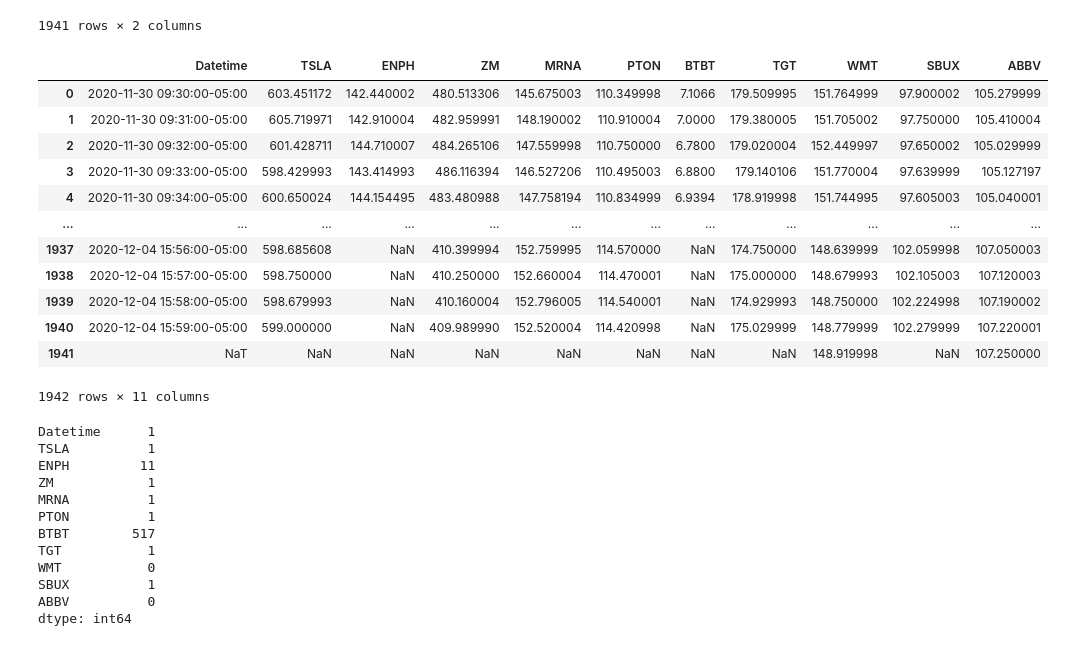
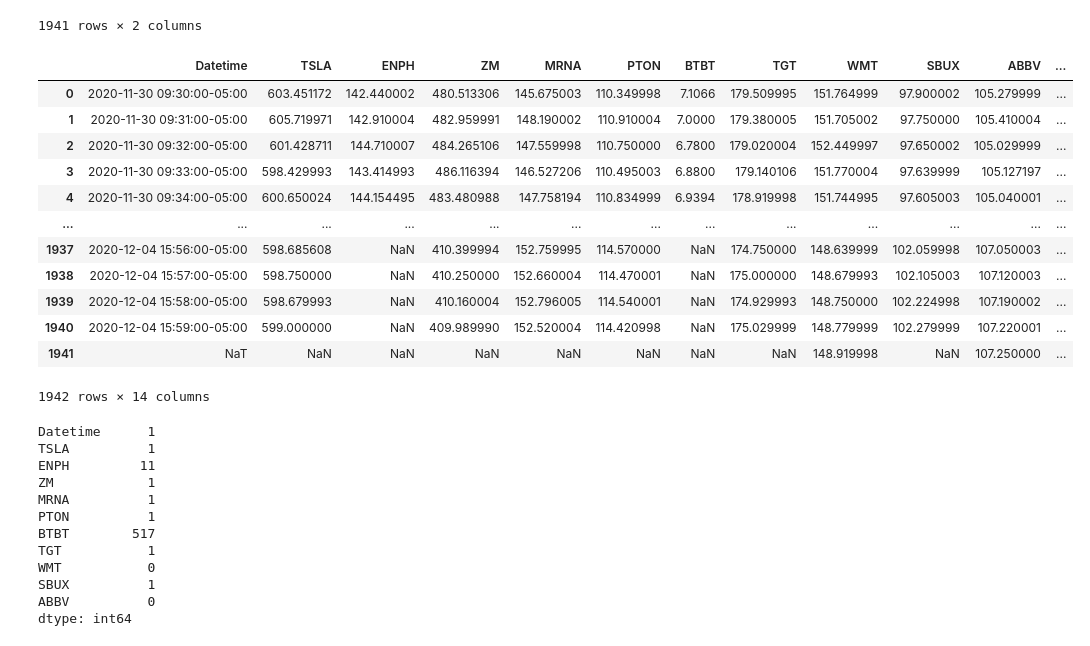
Before and after one commit to TBDataBrown/portfol.io, a Jupyter notebook: data_acquire_draft.ipynb, the cells around one changed output. Cells and saved outputs as stored; diff of their text form; code cells hidden in the pictures.

Commit message:
test portfolio3

```diff
--- a/data_acquire_draft.ipynb
+++ b/data_acquire_draft.ipynb
@@ -136,20 +139,20 @@ def make_portfolio(port, p ,i):
 # %%
-portfolio = ['TSLA', 'ENPH', 'ZM', 'MRNA', 'PTON', 'BTBT', 'TGT', 'WMT', 'SBUX', 'ABBV']
+portfolio = ['TSLA', 'ENPH', 'ZM', 'MRNA', 'PTON', 'BTBT', 'TGT', 'WMT', 'SBUX', 'ABBV', 'NDAQ', 'SPY', '^DJI']
 make_portfolio(portfolio, p, i)
 # %% [output]
-|  | Datetime | TSLA | ENPH | ZM | MRNA | PTON | BTBT | TGT | WMT | SBUX | ABBV |
-| 0 | 2020-11-30 09:30:00-05:00 | 603.451172 | 142.440002 | 480.513306 | 145.675003 | 110.349998 | 7.1066 | 179.509995 | 151.764999 | 97.900002 | 105.279999 |
-| 1 | 2020-11-30 09:31:00-05:00 | 605.719971 | 142.910004 | 482.959991 | 148.190002 | 110.910004 | 7.0000 | 179.380005 | 151.705002 | 97.750000 | 105.410004 |
-| 2 | 2020-11-30 09:32:00-05:00 | 601.428711 | 144.710007 | 484.265106 | 147.559998 | 110.750000 | 6.7800 | 179.020004 | 152.449997 | 97.650002 | 105.029999 |
-| 3 | 2020-11-30 09:33:00-05:00 | 598.429993 | 143.414993 | 486.116394 | 146.527206 | 110.495003 | 6.8800 | 179.140106 | 151.770004 | 97.639999 | 105.127197 |
-| 4 | 2020-11-30 09:34:00-05:00 | 600.650024 | 144.154495 | 483.480988 | 147.758194 | 110.834999 | 6.9394 | 178.919998 | 151.744995 | 97.605003 | 105.040001 |
-| ... | ... | ... | ... | ... | ... | ... | ... | ... | ... | ... | ... |
-| 1937 | 2020-12-04 15:56:00-05:00 | 598.685608 | NaN | 410.399994 | 152.759995 | 114.570000 | NaN | 174.750000 | 148.639999 | 102.059998 | 107.050003 |
-| 1938 | 2020-12-04 15:57:00-05:00 | 598.750000 | NaN | 410.250000 | 152.660004 | 114.470001 | NaN | 175.000000 | 148.679993 | 102.105003 | 107.120003 |
-| 1939 | 2020-12-04 15:58:00-05:00 | 598.679993 | NaN | 410.160004 | 152.796005 | 114.540001 | NaN | 174.929993 | 148.750000 | 102.224998 | 107.190002 |
-| 1940 | 2020-12-04 15:59:00-05:00 | 599.000000 | NaN | 409.989990 | 152.520004 | 114.420998 | NaN | 175.029999 | 148.779999 | 102.279999 | 107.220001 |
-| 1941 | NaT | NaN | NaN | NaN | NaN | NaN | NaN | NaN | 148.919998 | NaN | 107.250000 |
+|  | Datetime | TSLA | ENPH | ZM | MRNA | PTON | BTBT | TGT | WMT | SBUX | ABBV | ... |
+| 0 | 2020-11-30 09:30:00-05:00 | 603.451172 | 142.440002 | 480.513306 | 145.675003 | 110.349998 | 7.1066 | 179.509995 | 151.764999 | 97.900002 | 105.279999 | ... |
+| 1 | 2020-11-30 09:31:00-05:00 | 605.719971 | 142.910004 | 482.959991 | 148.190002 | 110.910004 | 7.0000 | 179.380005 | 151.705002 | 97.750000 | 105.410004 | ... |
+| 2 | 2020-11-30 09:32:00-05:00 | 601.428711 | 144.710007 | 484.265106 | 147.559998 | 110.750000 | 6.7800 | 179.020004 | 152.449997 | 97.650002 | 105.029999 | ... |
+| 3 | 2020-11-30 09:33:00-05:00 | 598.429993 | 143.414993 | 486.116394 | 146.527206 | 110.495003 | 6.8800 | 179.140106 | 151.770004 | 97.639999 | 105.127197 | ... |
+| 4 | 2020-11-30 09:34:00-05:00 | 600.650024 | 144.154495 | 483.480988 | 147.758194 | 110.834999 | 6.9394 | 178.919998 | 151.744995 | 97.605003 | 105.040001 | ... |
+| ... | ... | ... | ... | ... | ... | ... | ... | ... | ... | ... | ... | ... |
+| 1937 | 2020-12-04 15:56:00-05:00 | 598.685608 | NaN | 410.399994 | 152.759995 | 114.570000 | NaN | 174.750000 | 148.639999 | 102.059998 | 107.050003 | ... |
+| 1938 | 2020-12-04 15:57:00-05:00 | 598.750000 | NaN | 410.250000 | 152.660004 | 114.470001 | NaN | 175.000000 | 148.679993 | 102.105003 | 107.120003 | ... |
+| 1939 | 2020-12-04 15:58:00-05:00 | 598.679993 | NaN | 410.160004 | 152.796005 | 114.540001 | NaN | 174.929993 | 148.750000 | 102.224998 | 107.190002 | ... |
+| 1940 | 2020-12-04 15:59:00-05:00 | 599.000000 | NaN | 409.989990 | 152.520004 | 114.420998 | NaN | 175.029999 | 148.779999 | 102.279999 | 107.220001 | ... |
+| 1941 | NaT | NaN | NaN | NaN | NaN | NaN | NaN | NaN | 148.919998 | NaN | 107.250000 | ... |
-1942 rows × 11 columns
+1942 rows × 14 columns
 # %%
 # NaN
 
```
Also changed, not shown: parts of 3 cells of this notebook, 1 other file.
